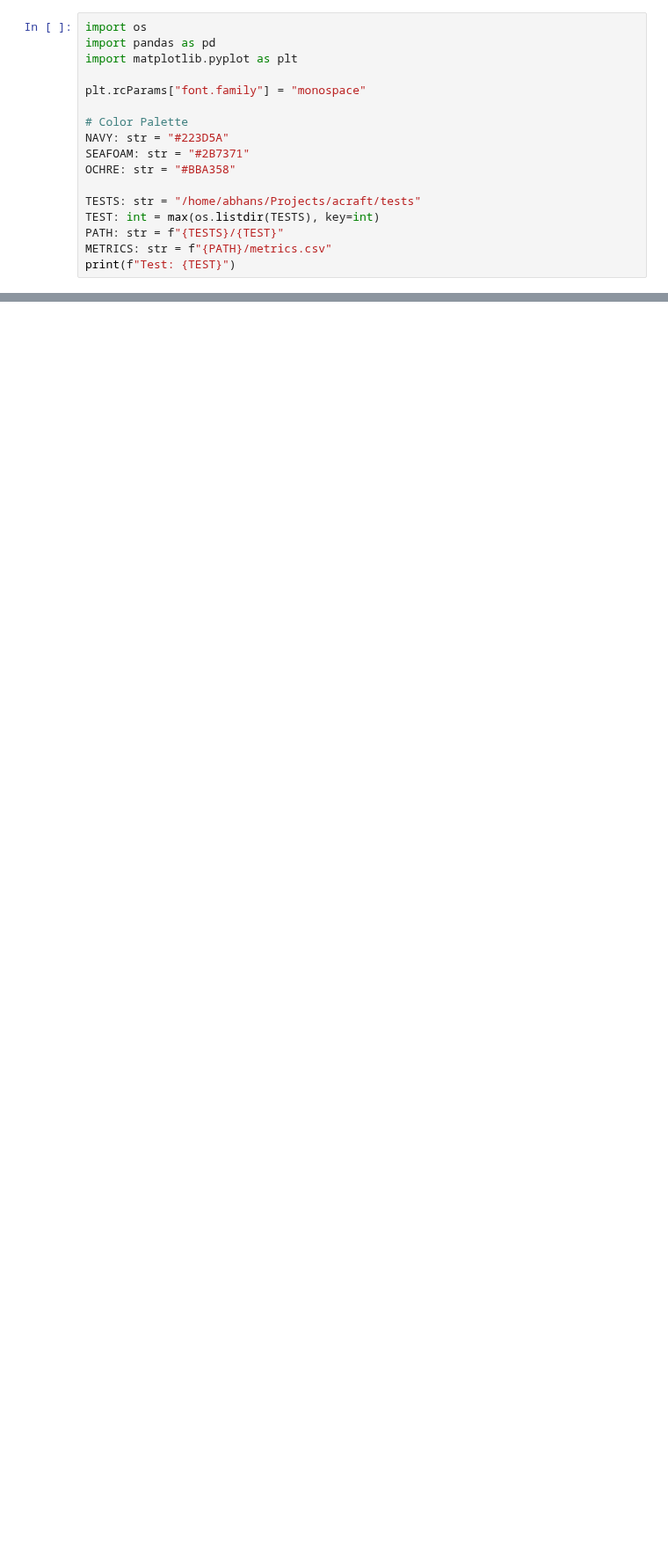
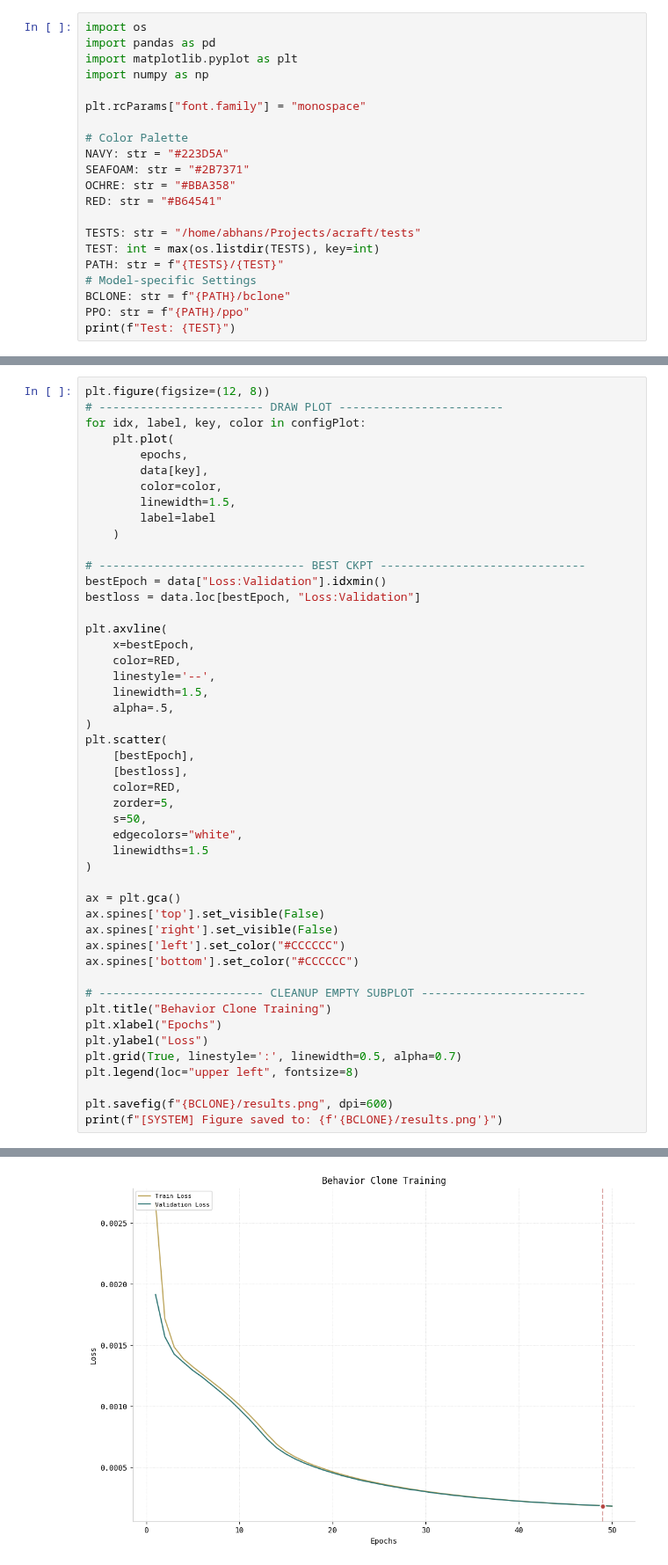
Before and after one commit to abhans/acraft, a Jupyter notebook: docs/validation.ipynb, the cells around one changed output, grey strips where cells are left out. Shown at 88% size. Drawn from its saved outputs; the diff is of its cells as text; blank space fills up the shorter version.

```diff
--- a/docs/validation.ipynb
+++ b/docs/validation.ipynb
@@ -2,6 +2,7 @@
 import os
 import pandas as pd
 import matplotlib.pyplot as plt
+import numpy as np
 
 plt.rcParams["font.family"] = "monospace"
 
@@ -9,10 +10,13 @@ plt.rcParams["font.family"] = "monospace"
 NAVY: str = "#223D5A"
 SEAFOAM: str = "#2B7371"
 OCHRE: str = "#BBA358"
+RED: str = "#B64541"
 
 TESTS: str = "/home/abhans/Projects/acraft/tests"
 TEST: int = max(os.listdir(TESTS), key=int)
 PATH: str = f"{TESTS}/{TEST}"
-METRICS: str = f"{PATH}/metrics.csv"
+# Model-specific Settings
+BCLONE: str = f"{PATH}/bclone"
+PPO: str = f"{PATH}/ppo"
 print(f"Test: {TEST}")
 # %% [output]
@@ -19,0 +44,49 @@ Test: 02
+# %%
+plt.figure(figsize=(12, 8))
+# ------------------------ DRAW PLOT ------------------------
+for idx, label, key, color in configPlot:
+    plt.plot(
+        epochs,
+        data[key],
+        color=color,
+        linewidth=1.5,
+        label=label
+    )
+
+# ------------------------------ BEST CKPT ------------------------------
+bestEpoch = data["Loss:Validation"].idxmin()
+bestloss = data.loc[bestEpoch, "Loss:Validation"]
+
+plt.axvline(
+    x=bestEpoch,
+    color=RED,
+    linestyle='--',
+    linewidth=1.5,
+    alpha=.5,
+)
+plt.scatter(
+    [bestEpoch],
+    [bestloss],
+    color=RED,
+    zorder=5,
+    s=50,
+    edgecolors="white",
+    linewidths=1.5
+)
+
+ax = plt.gca()
+ax.spines['top'].set_visible(False)
+ax.spines['right'].set_visible(False)
+ax.spines['left'].set_color("#CCCCCC")
+ax.spines['bottom'].set_color("#CCCCCC")
+
+# ------------------------ CLEANUP EMPTY SUBPLOT ------------------------
+plt.title("Behavior Clone Training")
+plt.xlabel("Epochs")
+plt.ylabel("Loss")
+plt.grid(True, linestyle=':', linewidth=0.5, alpha=0.7)
+plt.legend(loc="upper left", fontsize=8)
+
+plt.savefig(f"{BCLONE}/results.png", dpi=600)
+print(f"[SYSTEM] Figure saved to: {f'{BCLONE}/results.png'}")
+# %% [output]
@@ -19,0 +94 @@ Test: 02
+[figure, added]
```
Also changed, not shown: parts of 9 cells of this notebook, 5 other files.
